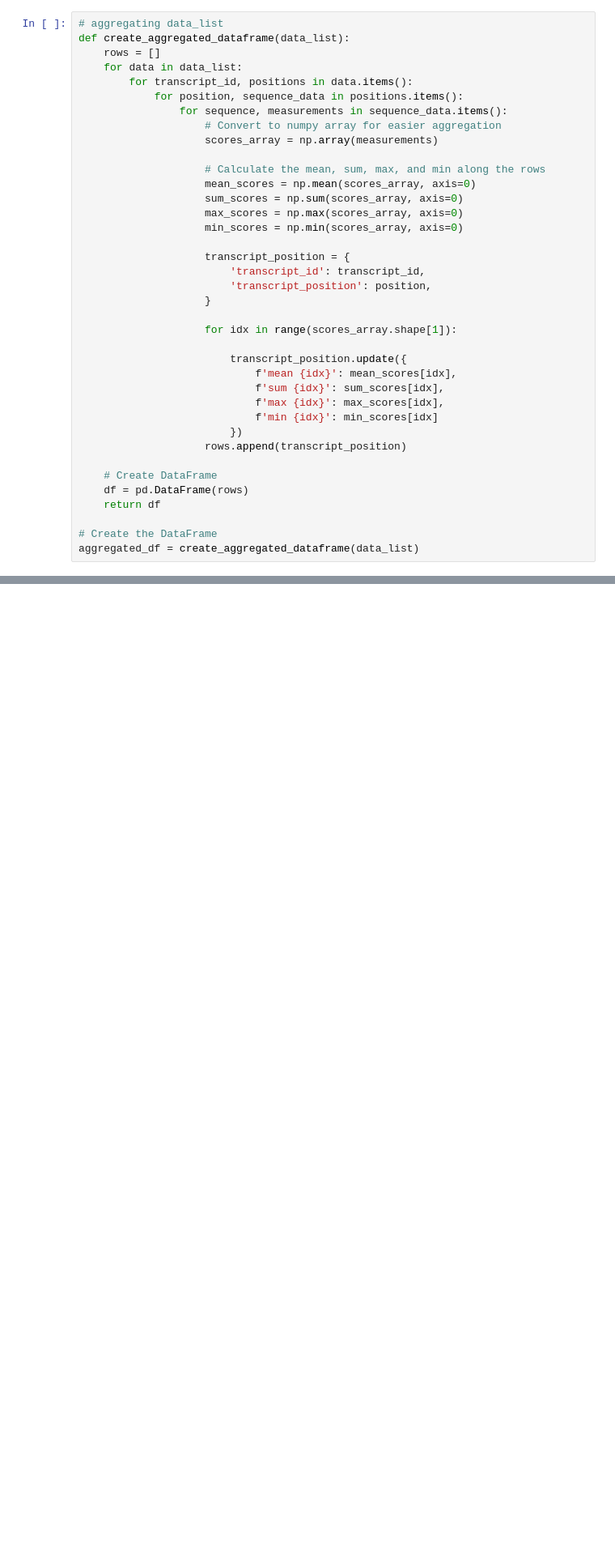
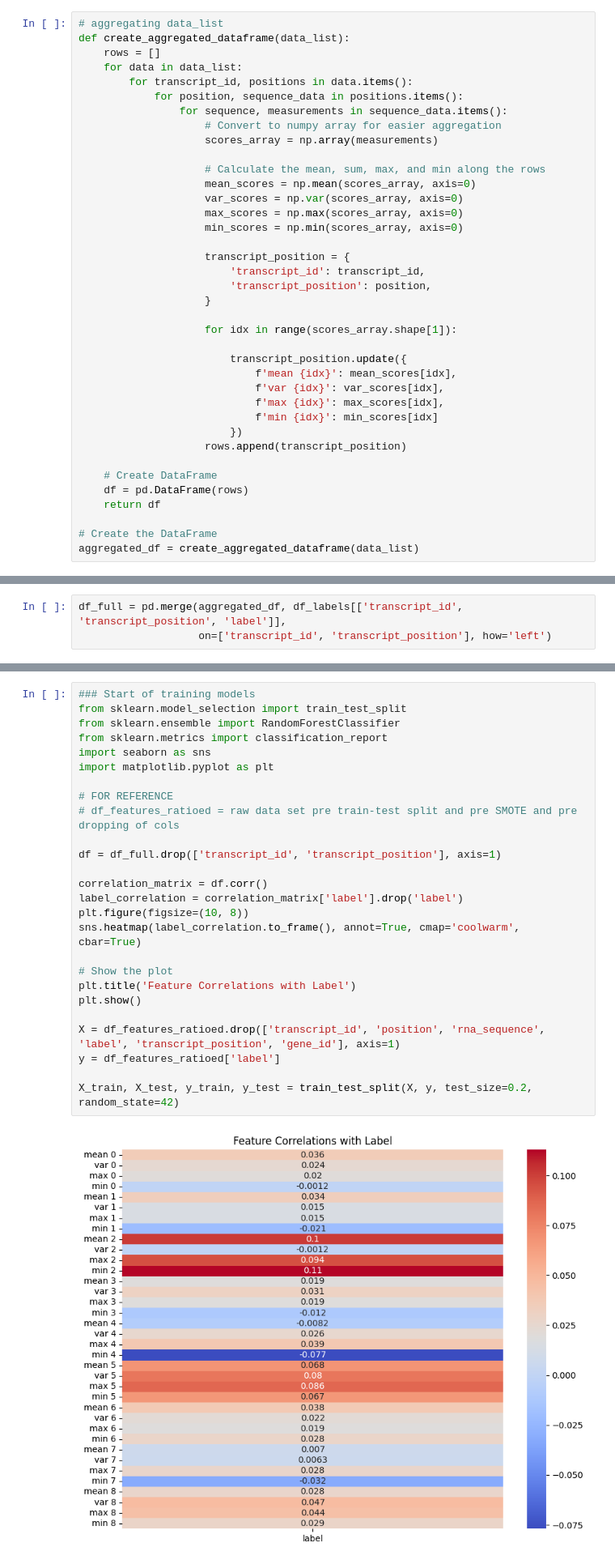
Before and after one commit to yunethiri/DSA4262-geneandtonic, a Jupyter notebook: eda.ipynb, the cells around one changed output, grey strips where cells are left out. Shown: that part at 81% size. Saved outputs shown, nothing was run; the diff lists cells and outputs as text; blank space fills up the shorter version.

```diff
--- a/eda.ipynb
+++ b/eda.ipynb
@@ -105,7 +105,7 @@ def create_aggregated_dataframe(data_list):
 
                     # Calculate the mean, sum, max, and min along the rows
                     mean_scores = np.mean(scores_array, axis=0)
-                    sum_scores = np.sum(scores_array, axis=0)
+                    var_scores = np.var(scores_array, axis=0)
                     max_scores = np.max(scores_array, axis=0)
                     min_scores = np.min(scores_array, axis=0)
 
@@ -118,7 +118,7 @@ def create_aggregated_dataframe(data_list):
 
                         transcript_position.update({
                             f'mean {idx}': mean_scores[idx],
-                            f'sum {idx}': sum_scores[idx],
+                            f'var {idx}': var_scores[idx],
                             f'max {idx}': max_scores[idx],
                             f'min {idx}': min_scores[idx]
                         })
@@ -153,3 +153,6 @@ print(aggregated_df[0:5])
 # %%
 df_labels['transcript_position'] = df_labels['transcript_position'].astype(int)
 aggregated_df['transcript_position'] = aggregated_df['transcript_position'].astype(int)
+# %%
+df_full = pd.merge(aggregated_df, df_labels[['transcript_id', 'transcript_position', 'label']],
+                   on=['transcript_id', 'transcript_position'], how='left')
@@ -155,0 +169,28 @@ aggregated_df['transcript_position'] = aggregated_df['transcript_position'].asty
+# %%
+### Start of training models
+from sklearn.model_selection import train_test_split
+from sklearn.ensemble import RandomForestClassifier
+from sklearn.metrics import classification_report
+import seaborn as sns
+import matplotlib.pyplot as plt
+
+# FOR REFERENCE
+# df_features_ratioed = raw data set pre train-test split and pre SMOTE and pre dropping of cols
+
+df = df_full.drop(['transcript_id', 'transcript_position'], axis=1)
+
+correlation_matrix = df.corr()
+label_correlation = correlation_matrix['label'].drop('label')
+plt.figure(figsize=(10, 8))
+sns.heatmap(label_correlation.to_frame(), annot=True, cmap='coolwarm', cbar=True)
+
+# Show the plot
+plt.title('Feature Correlations with Label')
+plt.show()
+
+X = df_features_ratioed.drop(['transcript_id', 'position', 'rna_sequence', 'label', 'transcript_position', 'gene_id'], axis=1)
+y = df_features_ratioed['label']
+
+X_train, X_test, y_train, y_test = train_test_split(X, y, test_size=0.2, random_state=42)
+# %% [output]
+[figure, added]
```
Also changed, not shown: parts of 19 cells of this notebook, 3 other files.
